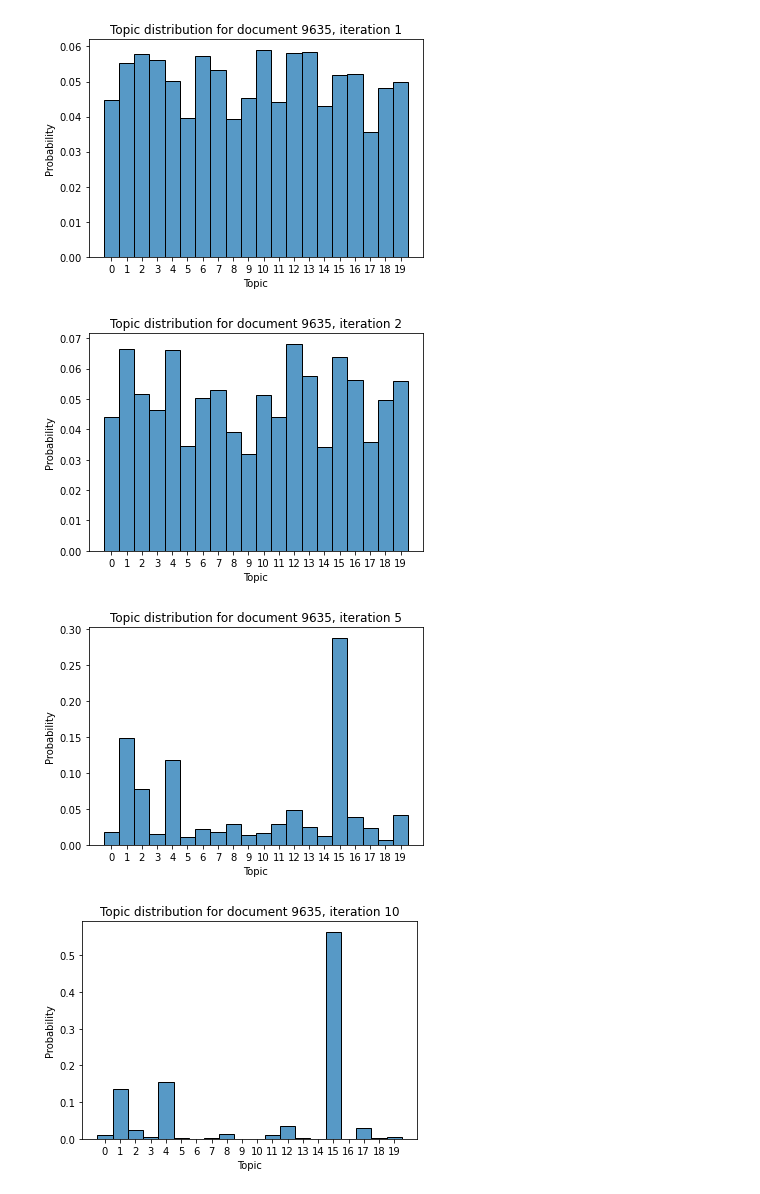
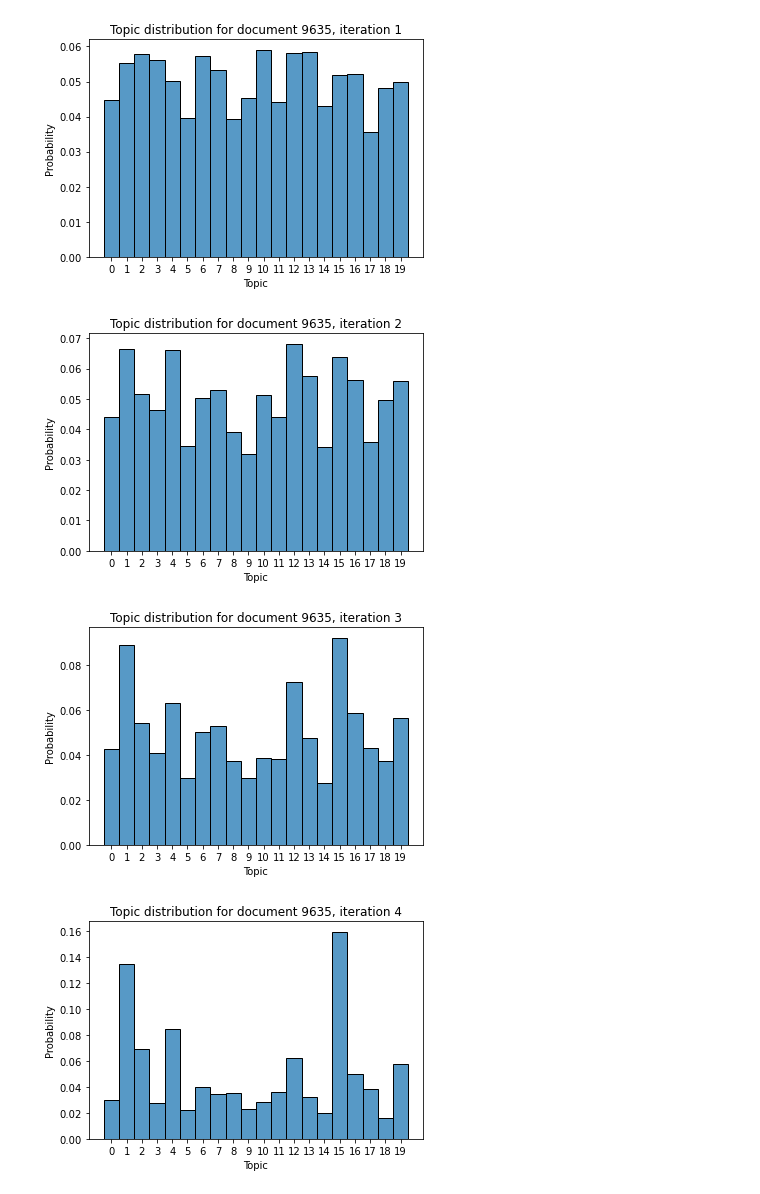
Before and after one commit to kukas/lda_topic_modeling, a Jupyter notebook: latent_dirichlet_allocation.ipynb, the cells around one changed output. Drawn from its saved outputs; the diff is of its cells as text; code cells hidden in the pictures.

```diff
--- a/latent_dirichlet_allocation.ipynb
+++ b/latent_dirichlet_allocation.ipynb
@@ -14,10 +23,15 @@ from lda import LDATopicModel, load_data
 cache_path = "preprocessed_20newsgroups.pickle"
 if os.path.isfile(cache_path):
     with open(cache_path, "rb") as f:
-        docs, dictionary = pickle.load(f)
+        docs, docs_test, dictionary = pickle.load(f)
 else:
-    docs, dictionary = load_data()
+    docs, docs_test, dictionary = load_data()
     # save docs and dictionary to cache using pickle
     with open(cache_path, "wb") as f:
-        pickle.dump((docs, dictionary), f)
+        pickle.dump((docs, docs_test, dictionary), f)
+
+# also load the original data
+from sklearn.datasets import fetch_20newsgroups
+# Find article with highest probability for topic 3
+newsgroups_train = fetch_20newsgroups(subset="train")
 # %% [markdown]
@@ -46,17 +80,17 @@ stein washington mitch sport hockey frequent ask question univers washington exp
 # %%
-for it in [0, 1, 2, 5, 10, 20]:
+for it in [0, 1, 2, 3, 4, 5, 10, 20, 50, 100]:
     model.load(os.path.join(result_dir, f"model_{it}.pickle"))
     document = model.z_nd[max_len_document]
 
     ax = sns.histplot(document, stat="probability", discrete=True)
     ax.set_title(f"Topic distribution for document {max_len_document}, iteration {it}")
     ax.set_xlabel("Topic")
     ax.set_xticks(range(topics))
     ax.set_xticklabels(range(topics))
     plt.show()
 # %% [output]
 [figure]
 [figure]
 [figure]
-[figure, old version]
+[figure, new version]
-[figure, old version]
+[figure, new version]
```
Also changed, not shown: parts of 25 cells of this notebook, 1 other file.
